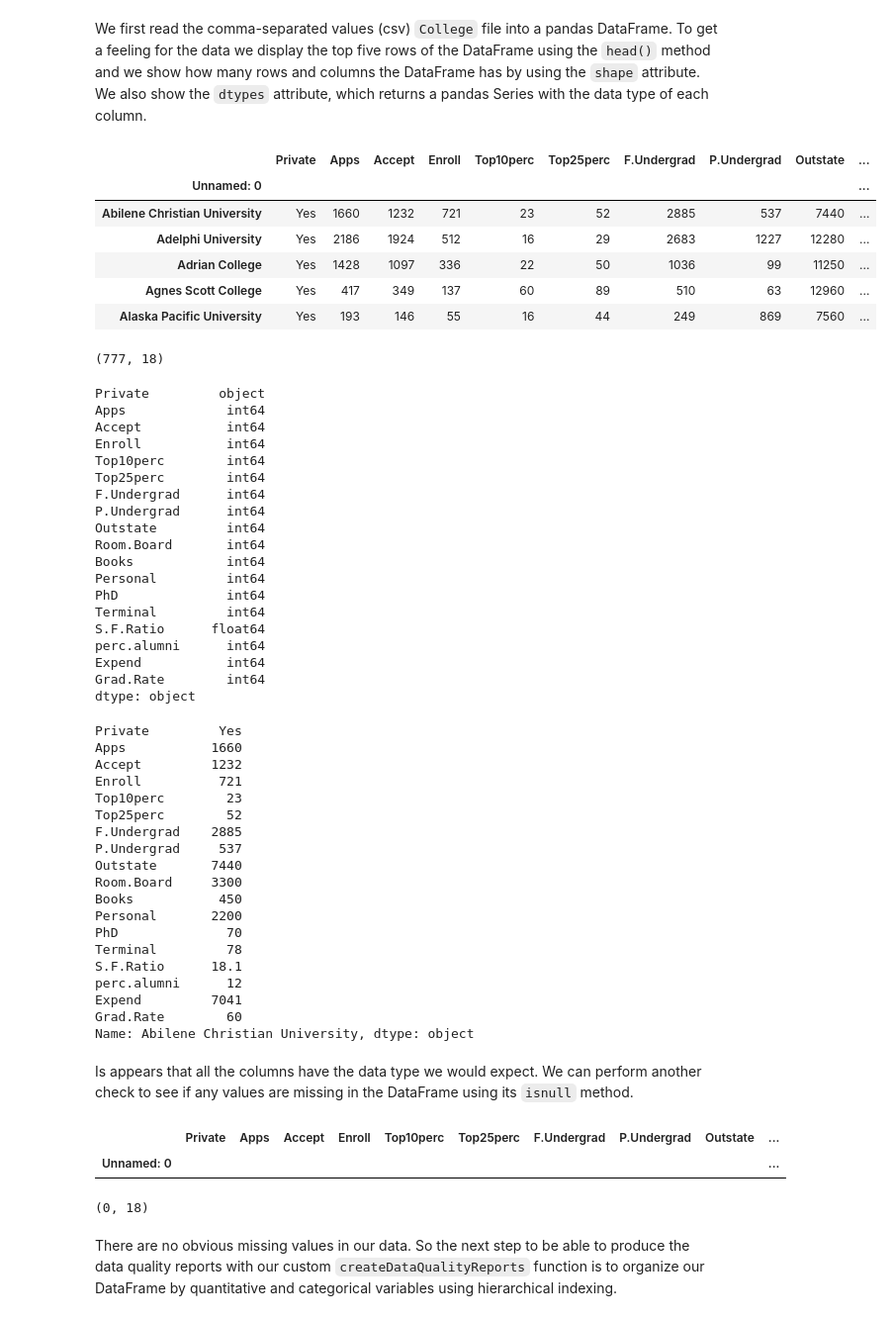
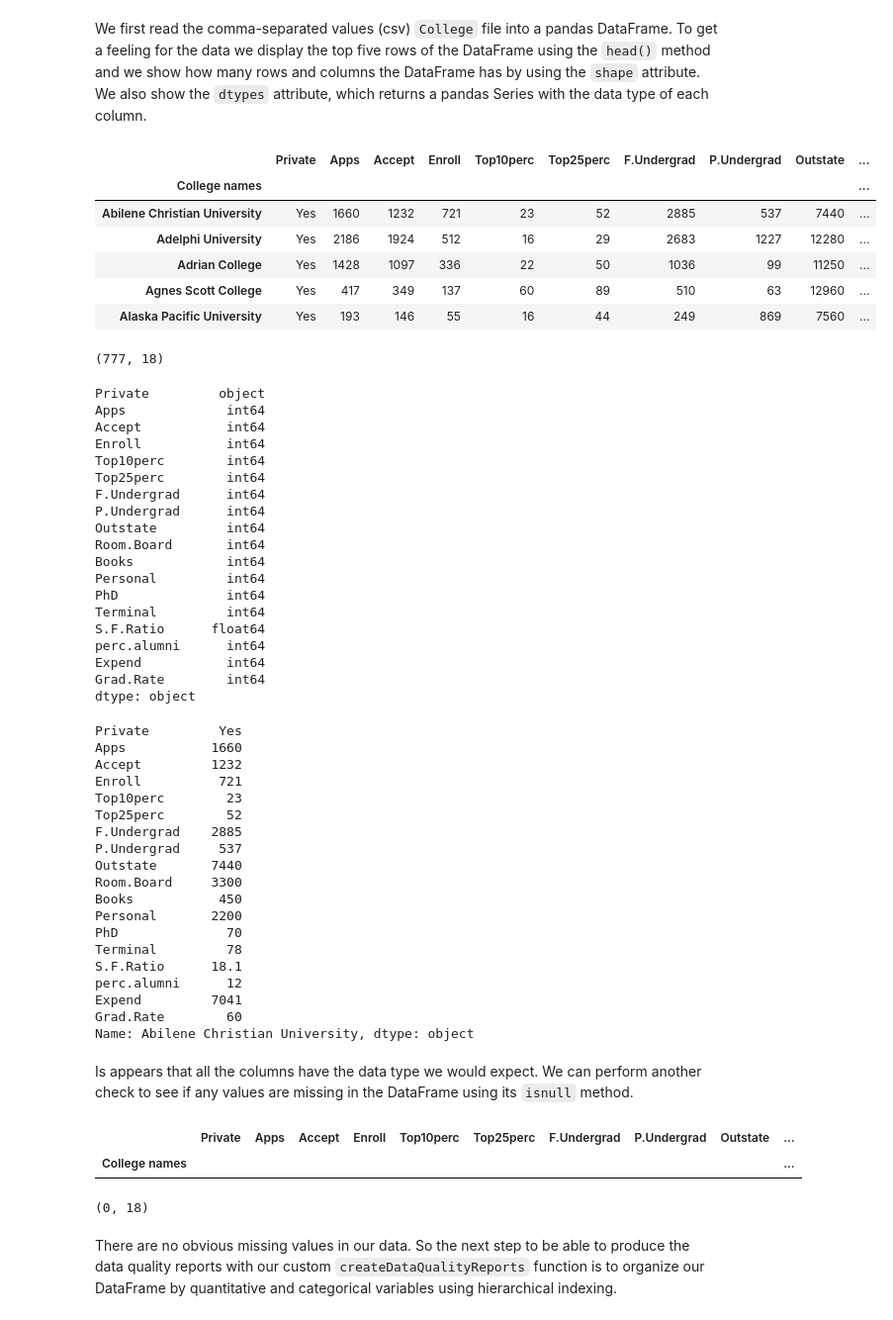
Before and after one commit to HerrBroekman/Python-solutions-for-An-Introduction-to-Statistical-Learning, a Jupyter notebook: DataSets/College/Exploration.ipynb, the cells around one changed output. Shown at 99% size. Drawn from its saved outputs; the diff is of its cells as text; code cells hidden in the pictures.

```diff
--- a/DataSets/College/Exploration.ipynb
+++ b/DataSets/College/Exploration.ipynb
@@ -15,14 +15,15 @@ InteractiveShell.ast_node_interactivity = "all"
 # %%
 df = pd.read_csv("College.csv")
 assert not any(df['Unnamed: 0'].duplicated())
 df = df.set_index('Unnamed: 0')
+df.index.names = ['College names']
 df.head()
 df.shape
 df.dtypes
 df.iloc[0]
 # %% [output]
 |  | Private | Apps | Accept | Enroll | Top10perc | Top25perc | F.Undergrad | P.Undergrad | Outstate | ... |
-| Unnamed: 0 |  |  |  |  |  |  |  |  |  | ... |
+| College names |  |  |  |  |  |  |  |  |  | ... |
 | Abilene Christian University | Yes | 1660 | 1232 | 721 | 23 | 52 | 2885 | 537 | 7440 | ... |
 | Adelphi University | Yes | 2186 | 1924 | 512 | 16 | 29 | 2683 | 1227 | 12280 | ... |
 | Adrian College | Yes | 1428 | 1097 | 336 | 22 | 50 | 1036 | 99 | 11250 | ... |
@@ -74,7 +75,7 @@ df[df.isnull().any(axis=1)]
 df[df.isnull().any(axis=1)].shape
 # %% [output]
 |  | Private | Apps | Accept | Enroll | Top10perc | Top25perc | F.Undergrad | P.Undergrad | Outstate | ... |
-| Unnamed: 0 |  |  |  |  |  |  |  |  |  | ... |
+| College names |  |  |  |  |  |  |  |  |  | ... |
 (0, 18)
 # %% [markdown]
 <p>There are no obvious missing values in our data. So the next step to be able to produce the data quality reports with our custom <code>createDataQualityReports</code> function is to organize our DataFrame by quantitative and categorical variables using hierarchical indexing.</p>
```
Also changed, not shown: parts of 1 cell of this notebook, 1 other file.
